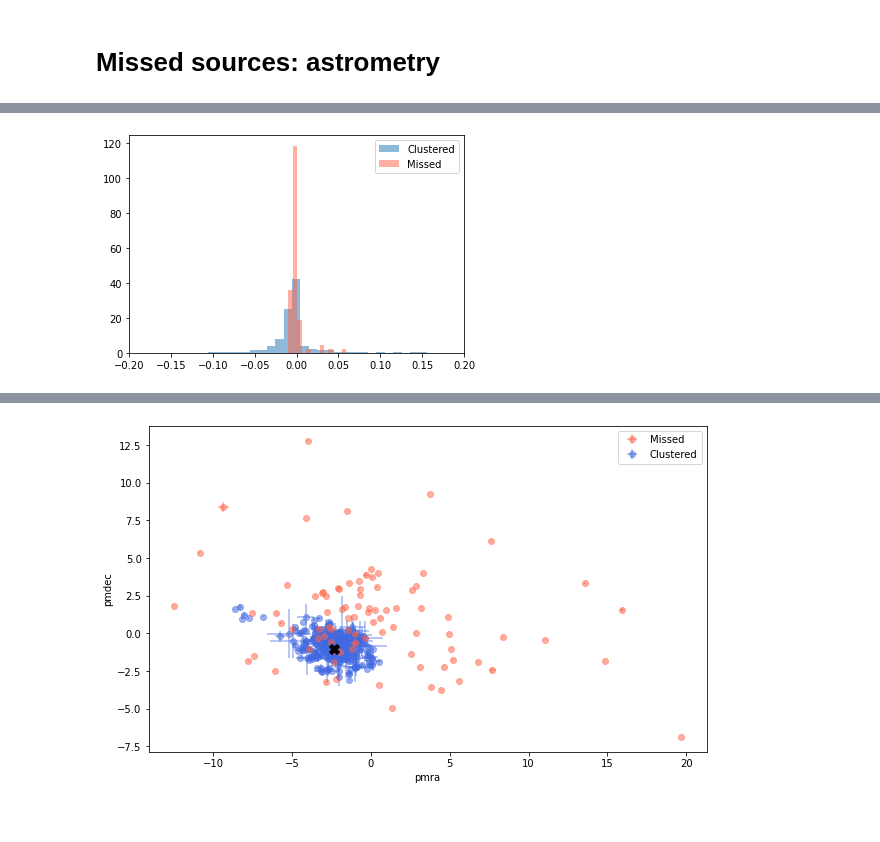
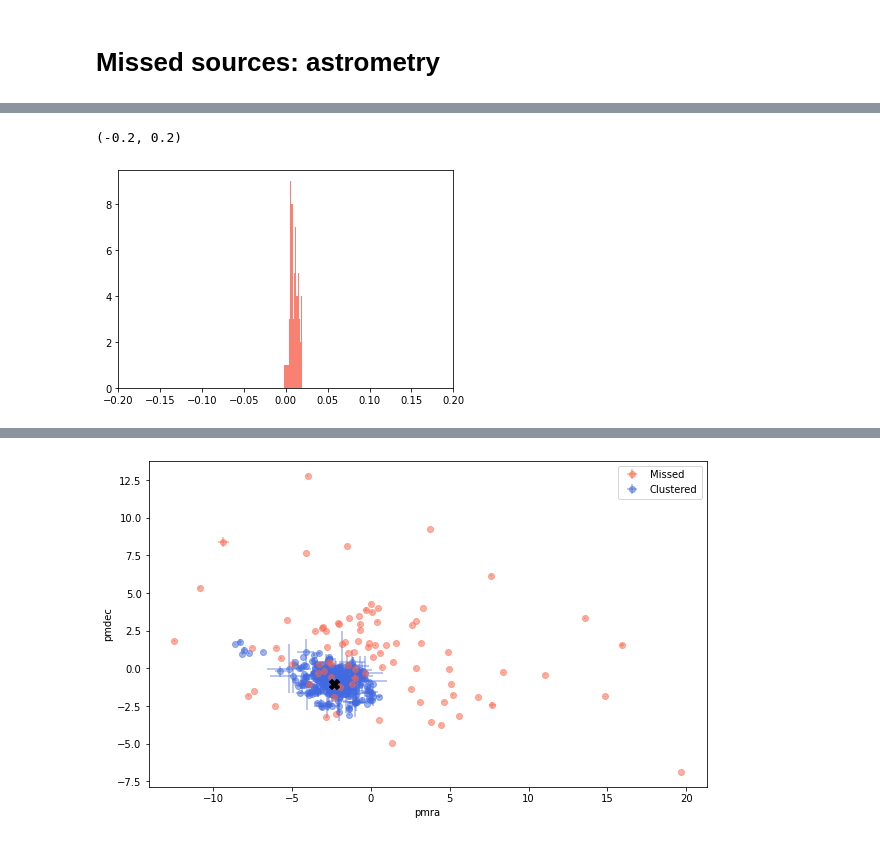
Before and after one commit to maja-jablonska/blue-stragglers-with-gaia, a Jupyter notebook: ngc_188_not_found_analysis.ipynb, the cells around one changed output, grey strips where cells are left out. Cells and saved outputs as stored; diff of their text form; code cells hidden in the pictures.

```diff
--- a/ngc_188_not_found_analysis.ipynb
+++ b/ngc_188_not_found_analysis.ipynb
@@ -98,0 +77,2 @@ bright_sources = not_found_dr3[not_found_dr3['mag_abs']<4]
+# %%
+good_parallax = not_found_dr3[not_found_dr3.parallax_over_error>10]
@@ -145,0 +104,2 @@ plt.gca().set_xlabel('RUWE');
+# %%
+good_ruwe = good_parallax[good_parallax.ruwe<1.4]
@@ -190,0 +153,2 @@ pyupmask_clustered = pyupmask_clustered.set_index('source_id').join(gaia_sources
+# %%
+good_ruwe = add_colors_and_abs_mag(good_ruwe)
@@ -191,3 +171,2 @@ pyupmask_clustered = pyupmask_clustered.set_index('source_id').join(gaia_sources
 # %%
-pyupmask_clustered['correct_excess'] = correct_flux_excess_factor(pyupmask_clustered.bp_rp.values,
-                                                                  pyupmask_clustered.phot_bp_rp_excess_factor.values)
+good_ruwe['correct_excess'] = correct_flux_excess_factor(good_ruwe['BP-RP'].values, good_ruwe.phot_bp_rp_excess_factor.values)
@@ -197,7 +173,6 @@ bright_sources['correct_excess'] = correct_flux_excess_factor(bright_sources.bp_
 # %%
-plt.hist(pyupmask_clustered.correct_excess, bins=100, alpha=.5, density=True, label='Clustered');
-plt.hist(bright_sources.correct_excess, bins=100, color='tomato', alpha=.5, density=True, label='Missed');
+plt.hist(good_ruwe.correct_excess, bins=20, color='salmon',label='Missed');
 plt.gca().set_xlim(-0.2, 0.2)
-plt.legend();
 # %% [output]
+(-0.2, 0.2)
-[figure, old version]
+[figure, new version]
```
Also changed, not shown: parts of 42 cells of this notebook, 5 other files.
